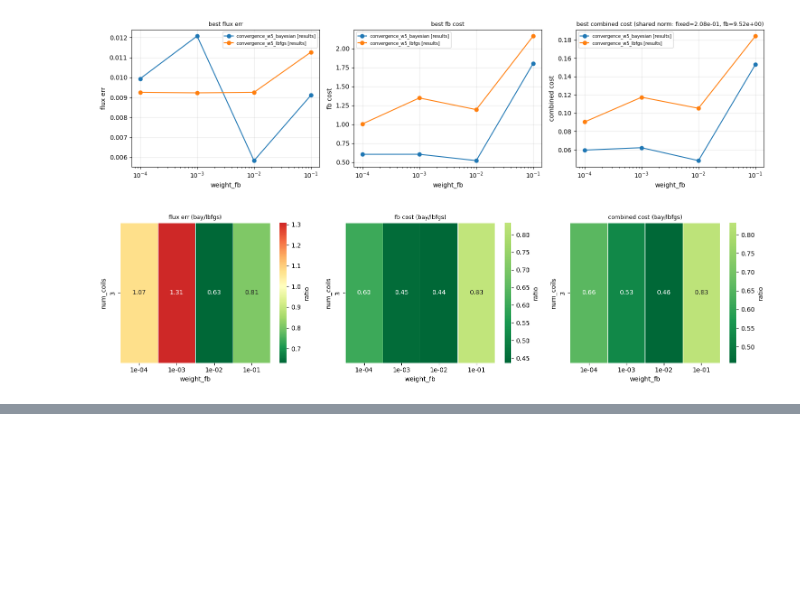
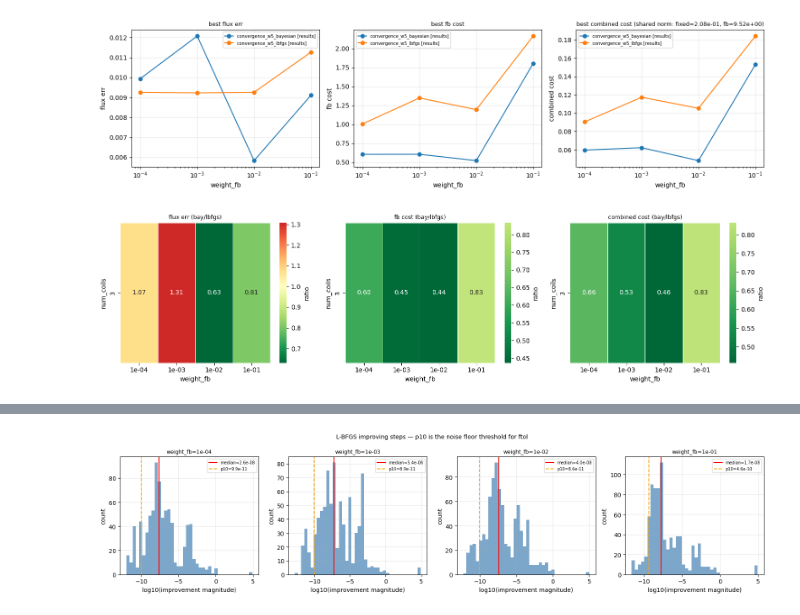
Before and after one commit to jeremslm/PF_location_optimization, a Jupyter notebook: notebooks/combined_boundary_analysis.ipynb, the cells around one changed output, grey strips where cells are left out. Drawn from its saved outputs; the diff is of its cells as text; code cells hidden in the pictures; blank space fills up the shorter version.

```diff
--- a/notebooks/combined_boundary_analysis.ipynb
+++ b/notebooks/combined_boundary_analysis.ipynb
@@ -215,3 +414,23 @@ plt.show()
+# %%
+fig, axes = plt.subplots(1, len(all_drops), figsize=(4 * len(all_drops), 4), sharey=False)
+for ax, (w, drops) in zip(axes, sorted(all_drops.items())):
+    drops = np.array(drops)
+    improving = drops[drops > 0]
+    if len(improving):
+        ax.hist(np.log10(improving), bins=40, color='steelblue', alpha=0.7)
+        ax.axvline(np.log10(np.median(improving)), color='red', lw=1.5, label=f'median={np.median(improving):.1e}')
+        ax.axvline(np.log10(np.percentile(improving, 10)), color='orange', lw=1.5, ls='--', label=f'p10={np.percentile(improving, 10):.1e}')
+    ax.set_title(f'weight_fb={w:.0e}', fontsize=9)
+    ax.set_xlabel('log10(improvement magnitude)')
+    ax.set_ylabel('count')
+    ax.legend(fontsize=7)
+    ax.grid(True, alpha=0.3)
+
+plt.suptitle('L-BFGS improving steps — p10 is the noise floor threshold for ftol', fontsize=10)
+plt.tight_layout()
+plt.show()
+# %% [output]
+[figure, added]
 # %%
 # --- filter ---
 SHOW_SWEEPS = None   # None = all, or e.g. ['convergence_w5']
```
Also changed, not shown: parts of 8 cells of this notebook, 4 other files.
